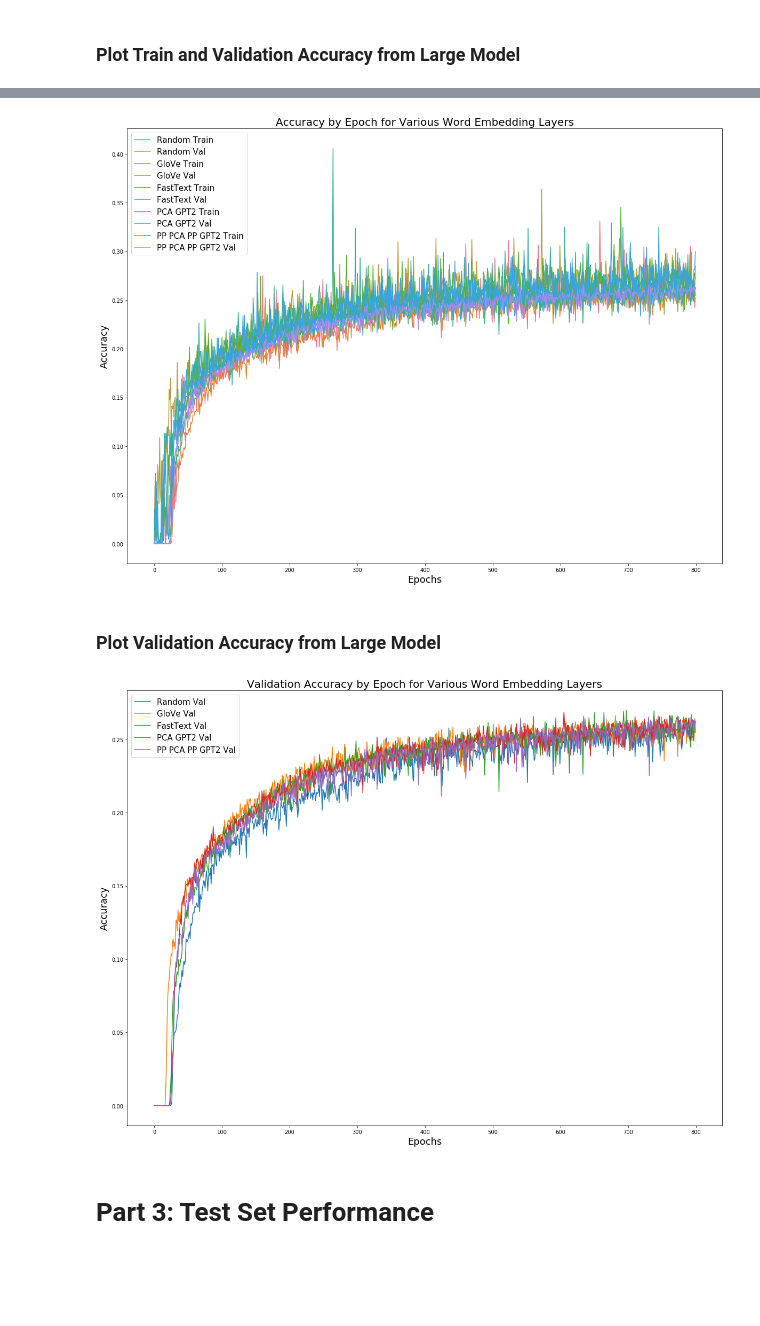
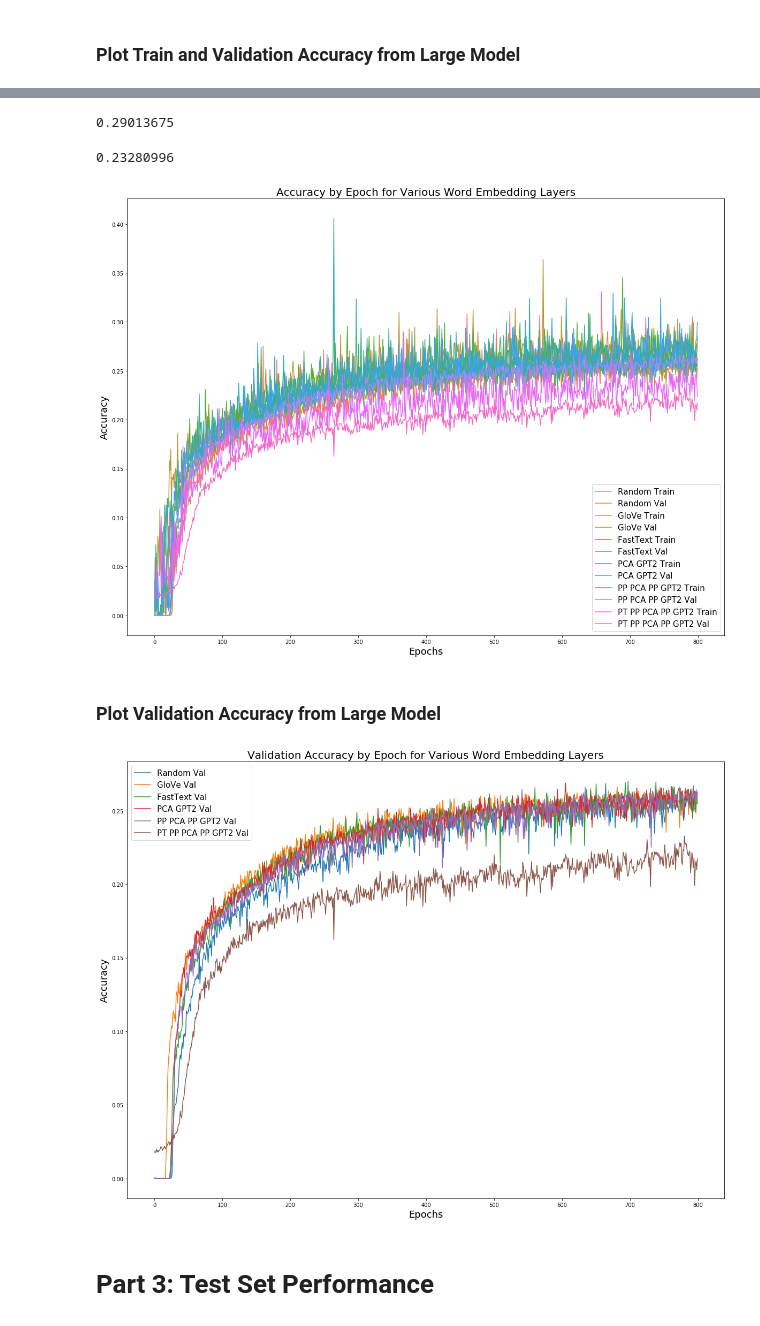
Before and after one commit to federated-learning-experiments/fl-text-models, a Jupyter notebook: notebooks/compare_embedding_layers.ipynb, the cells around one changed output, grey strips where cells are left out. Saved outputs shown, nothing was run; the diff lists cells and outputs as text; code cells hidden in the pictures; blank space fills up the shorter version.

```diff
--- a/notebooks/compare_embedding_layers.ipynb
+++ b/notebooks/compare_embedding_layers.ipynb
@@ -177,6 +177,11 @@ pp_pca_pp_gpt2_train_loss = np.load('embedding_layer_results/pp_pca_pp_gpt2_{}/t
 pp_pca_pp_gpt2_train_accuracy = np.load('embedding_layer_results/pp_pca_pp_gpt2_{}/train_accuracy.npy'.format(network))
 pp_pca_pp_gpt2_val_loss = np.load('embedding_layer_results/pp_pca_pp_gpt2_{}/val_loss.npy'.format(network))
 pp_pca_pp_gpt2_val_accuracy = np.load('embedding_layer_results/pp_pca_pp_gpt2_{}/val_accuracy.npy'.format(network))
+# %%
+pretrainedNet_pp_pca_pp_gpt2_train_loss = np.load('embedding_layer_results/pretrainedNet_pp_pca_pp_gpt2_{}/train_loss.npy'.format(network))
+pretrainedNet_pp_pca_pp_gpt2_train_accuracy = np.load('embedding_layer_results/pretrainedNet_pp_pca_pp_gpt2_{}/train_accuracy.npy'.format(network))
+pretrainedNet_pp_pca_pp_gpt2_val_loss = np.load('embedding_layer_results/pretrainedNet_pp_pca_pp_gpt2_{}/val_loss.npy'.format(network))
+pretrainedNet_pp_pca_pp_gpt2_val_accuracy = np.load('embedding_layer_results/pretrainedNet_pp_pca_pp_gpt2_{}/val_accuracy.npy'.format(network))
 # %% [markdown]
 ### Plot Train and Validation Loss from Large Model
 # %%
@@ -222,0 +233,10 @@ plt.show()
+# %%
+sns.set_palette(sns.color_palette("husl", 12))
+fig, ax = plt.subplots(figsize=(20, 15))
+ax.plot(x_axis, pretrainedNet_pp_pca_pp_gpt2_train_accuracy, label='PT PP PCA PP GPT2 Train')
+ax.plot(x_axis, pretrainedNet_pp_pca_pp_gpt2_val_accuracy, label='PT PP PCA PP GPT2 Val')
+ax.legend(loc='best', prop={'size': 15})
+plt.title('Accuracy by Epoch', fontsize=20)
+plt.xlabel('Epochs', fontsize=18)
+plt.ylabel('Accuracy', fontsize=18)
+plt.show()
@@ -223,23 +245,33 @@ plt.show()
+# %%
+max(pretrainedNet_pp_pca_pp_gpt2_train_accuracy)
+# %% [output]
+0.29013675
+# %%
+max(pretrainedNet_pp_pca_pp_gpt2_val_accuracy)
+# %% [output]
+0.23280996
 # %%
 sns.set_palette(sns.color_palette("husl", 12))
 fig, ax = plt.subplots(figsize=(20, 15))
 ax.plot(x_axis, random_train_accuracy, label='Random Train')
 ax.plot(x_axis, random_val_accuracy, label='Random Val')
 ax.plot(x_axis, glove_train_accuracy, label='GloVe Train')
 ax.plot(x_axis, glove_val_accuracy, label='GloVe Val')
 ax.plot(x_axis, fasttext_train_accuracy, label='FastText Train')
 ax.plot(x_axis, fasttext_val_accuracy, label='FastText Val')
 ax.plot(x_axis, pca_gpt2_train_accuracy, label='PCA GPT2 Train')
 ax.plot(x_axis, pca_gpt2_val_accuracy, label='PCA GPT2 Val')
 ax.plot(x_axis, pp_pca_pp_gpt2_train_accuracy, label='PP PCA PP GPT2 Train')
 ax.plot(x_axis, pp_pca_pp_gpt2_val_accuracy, label='PP PCA PP GPT2 Val')
+ax.plot(x_axis, pretrainedNet_pp_pca_pp_gpt2_train_accuracy, label='PT PP PCA PP GPT2 Train')
+ax.plot(x_axis, pretrainedNet_pp_pca_pp_gpt2_val_accuracy, label='PT PP PCA PP GPT2 Val')
 ax.legend(loc='best', prop={'size': 15})
 plt.title('Accuracy by Epoch for Various Word Embedding Layers', fontsize=20)
 plt.xlabel('Epochs', fontsize=18)
 plt.ylabel('Accuracy', fontsize=18)
 plt.show()
 # %% [output]
-[figure, old version]
+[figure, new version]
 # %% [markdown]
 ### Plot Validation Accuracy from Large Model
 # %%
@@ -250,13 +282,14 @@ ax.plot(x_axis, glove_val_accuracy, label='GloVe Val')
 ax.plot(x_axis, fasttext_val_accuracy, label='FastText Val')
 ax.plot(x_axis, pca_gpt2_val_accuracy, label='PCA GPT2 Val')
 ax.plot(x_axis, pp_pca_pp_gpt2_val_accuracy, label='PP PCA PP GPT2 Val')
+ax.plot(x_axis, pretrainedNet_pp_pca_pp_gpt2_val_accuracy, label='PT PP PCA PP GPT2 Val')
 ax.legend(loc='best', prop={'size': 15})
 plt.title('Validation Accuracy by Epoch for Various Word Embedding Layers', fontsize=20)
 plt.xlabel('Epochs', fontsize=18)
 plt.ylabel('Accuracy', fontsize=18)
 plt.show()
 # %% [output]
-[figure, old version]
+[figure, new version]
 # %% [markdown]
 # Part 3:  Test Set Performance
 # %% [markdown]
```
Also changed, not shown: parts of 6 cells of this notebook, 13 other files.
